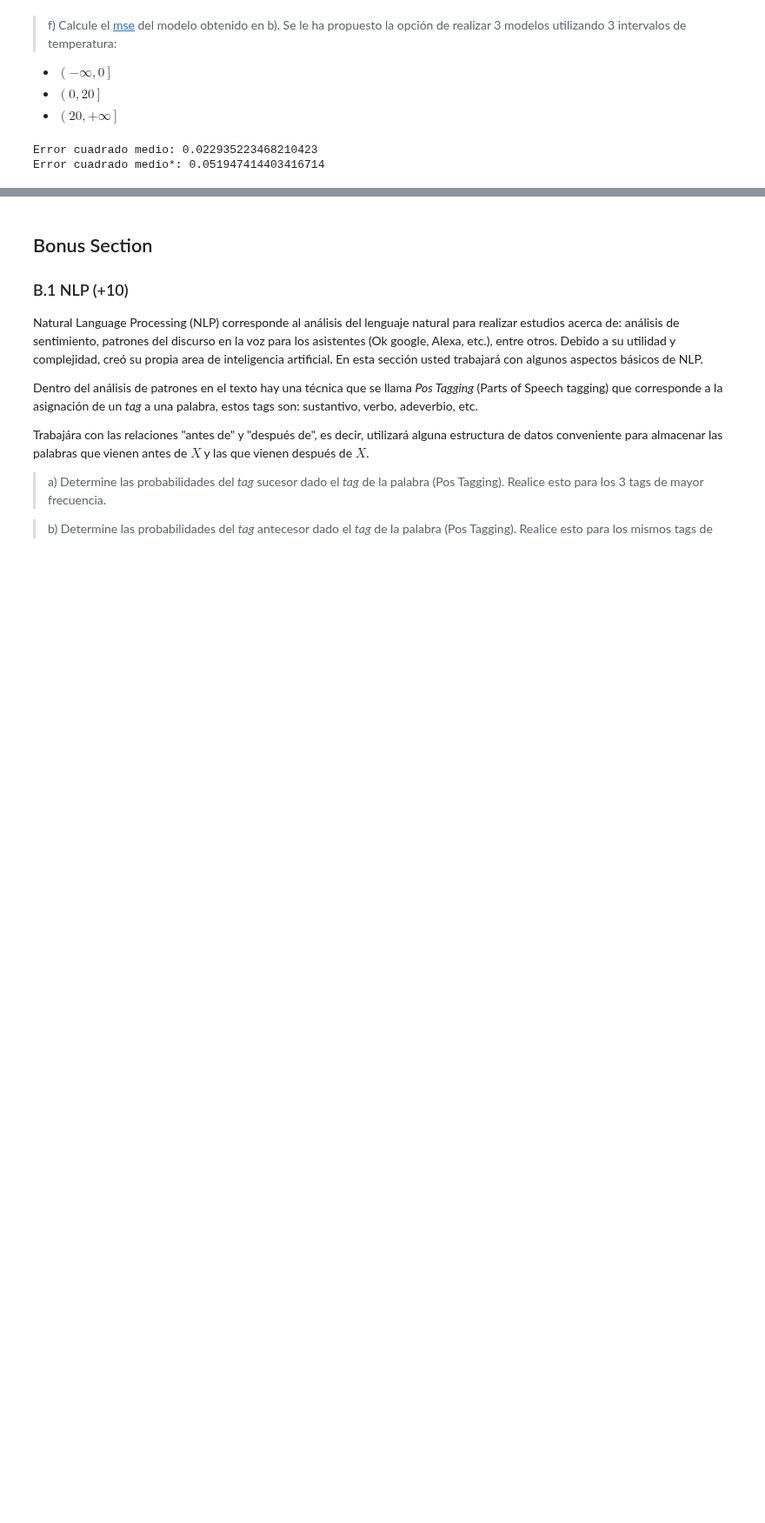
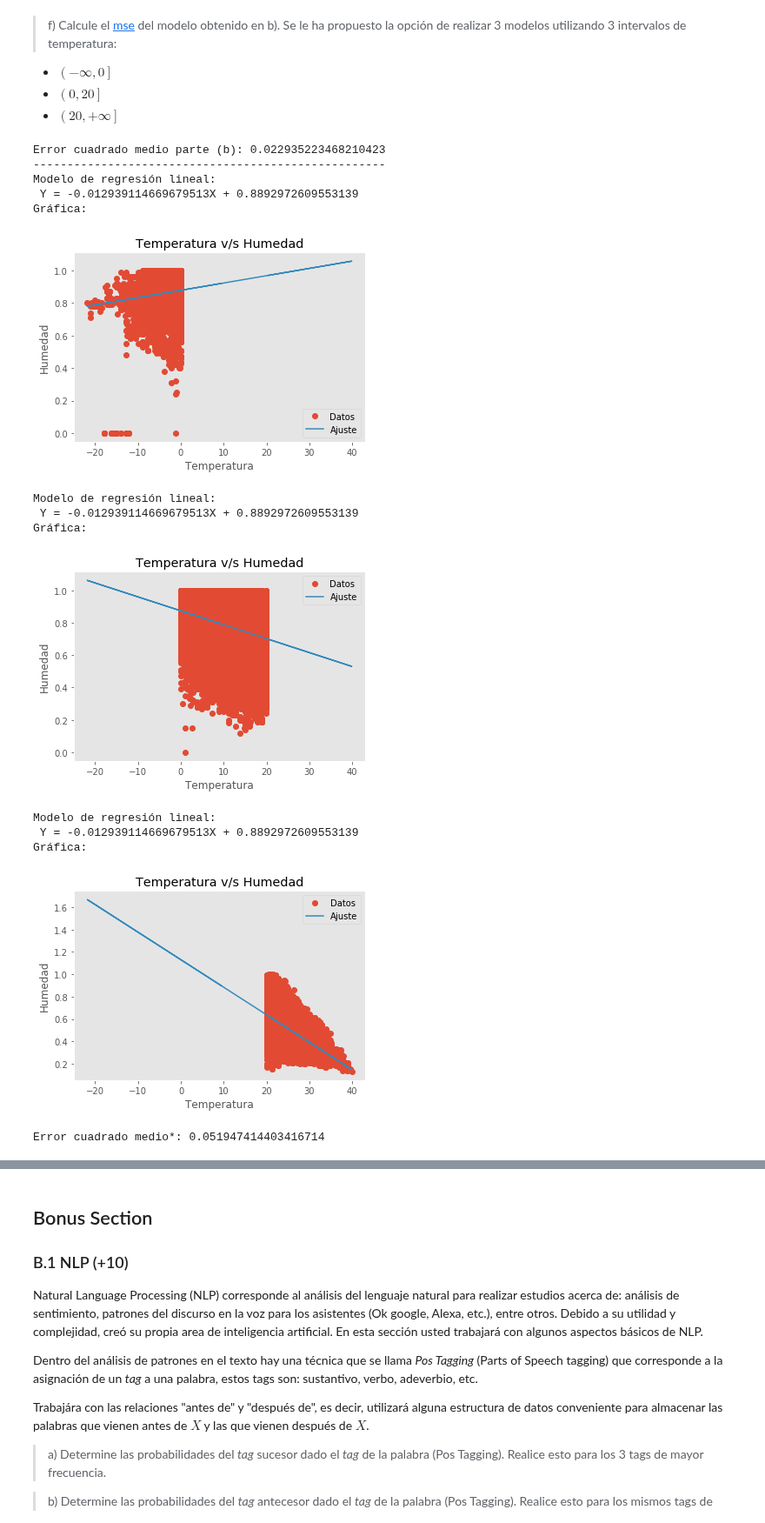
Before and after one commit to dmedelba/Lab3-Estaca, a Jupyter notebook: Laboratorio 3.ipynb, the cells around one changed output, grey strips where cells are left out. Shown at 87% size. Saved outputs shown, nothing was run; the diff lists cells and outputs as text; code cells hidden in the pictures; blank space fills up the shorter version.

```diff
--- a/Laboratorio 3.ipynb
+++ b/Laboratorio 3.ipynb
@@ -1029,34 +1035,35 @@ Gráfica:
 # %%
 #calculo de Mean squared error
 mse_b= mean_squared_error(y_train, y_pred)
-print("Error cuadrado medio: "+ str(mse_b))
-
-#funcion crea modelo y devuelve el mse correspondiente
-def mse_modelo(data):
-    datax = data[['Temperature (C)']]
-    x_train = np.array(datax)
-    y_train = data['Humidity'].values
-
-    regr = linear_model.LinearRegression()
-    regr.fit(x_train, y_train)
-    y_pred = regr.predict(x_train)
-    return mean_squared_error(y_train, y_pred)
+print("Error cuadrado medio parte (b): "+ str(mse_b))
 
 #Creamos data para cada intervalo
 #para el intervalo (-inf,0]
 data_i1 = we[we['Temperature (C)']<= 0] #data filtrada con el primer intervalo
 
 #para el intervalo (0,20]
 data_i2 = we[(we['Temperature (C)']> 0) & (we['Temperature (C)'] < 20)]
 
 #para el intervalo (20,+inf]
 data_i3 = we[we['Temperature (C)']> 20]
 
-
+print("----------------------------------------------------")
 #calculamos nuevo mse (suma de los mse de los intervalos)
-
-nuevo_mse = mse_modelo(data_i1)+ mse_modelo(data_i2)+ mse_modelo(data_i3)
+nuevo_mse = crear_modelo(data_i1)[2]+ crear_modelo(data_i2)[2]+ crear_modelo(data_i3)[2]
 print ('Error cuadrado medio*: '+ str(nuevo_mse))
 # %% [output]
-Error cuadrado medio: 0.022935223468210423
-Error cuadrado medio*: 0.051947414403416714
+Error cuadrado medio parte (b): 0.022935223468210423
+----------------------------------------------------
+Modelo de regresión lineal:
+ Y = -0.012939114669679513X + 0.8892972609553139
+Gráfica:
+[figure, added]
+Modelo de regresión lineal:
+ Y = -0.012939114669679513X + 0.8892972609553139
+Gráfica:
+[figure, added]
+Modelo de regresión lineal:
+ Y = -0.012939114669679513X + 0.8892972609553139
+Gráfica:
+[figure, added]
+Error cuadrado medio*: 0.051947414403416714
```
Also changed, not shown: parts of 4 cells of this notebook.
